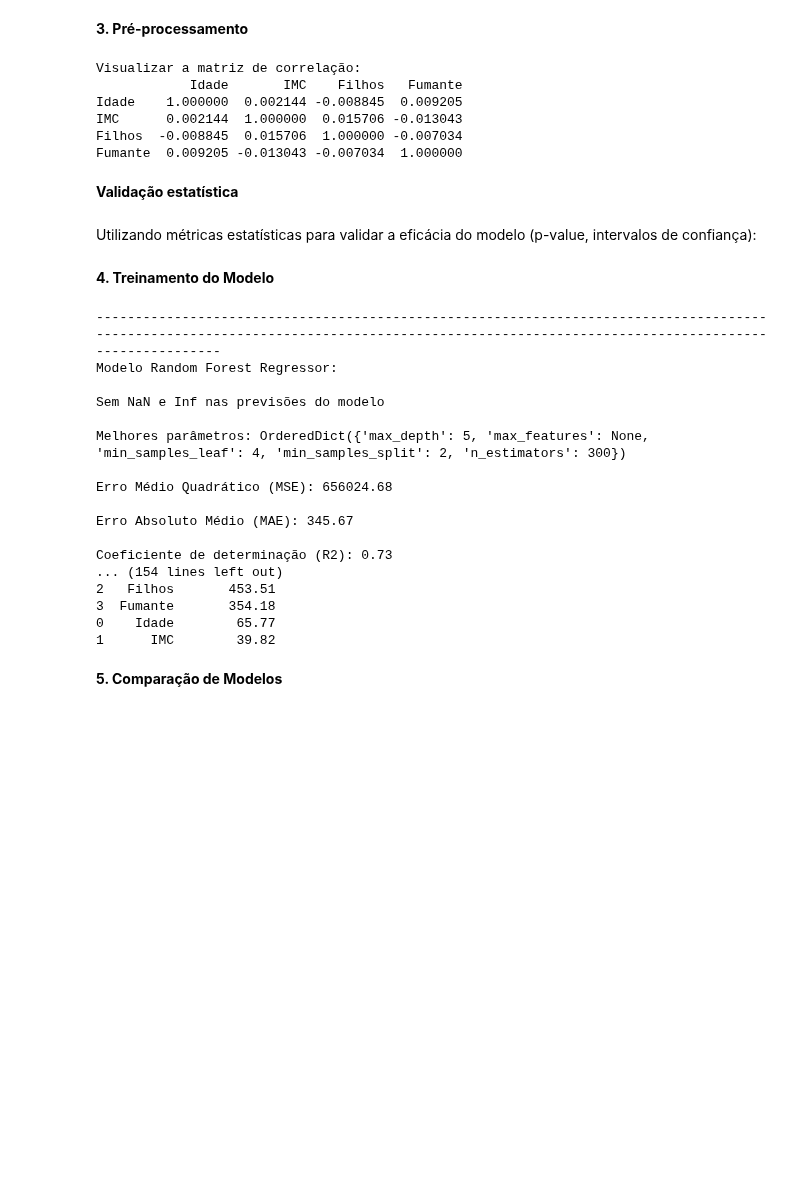
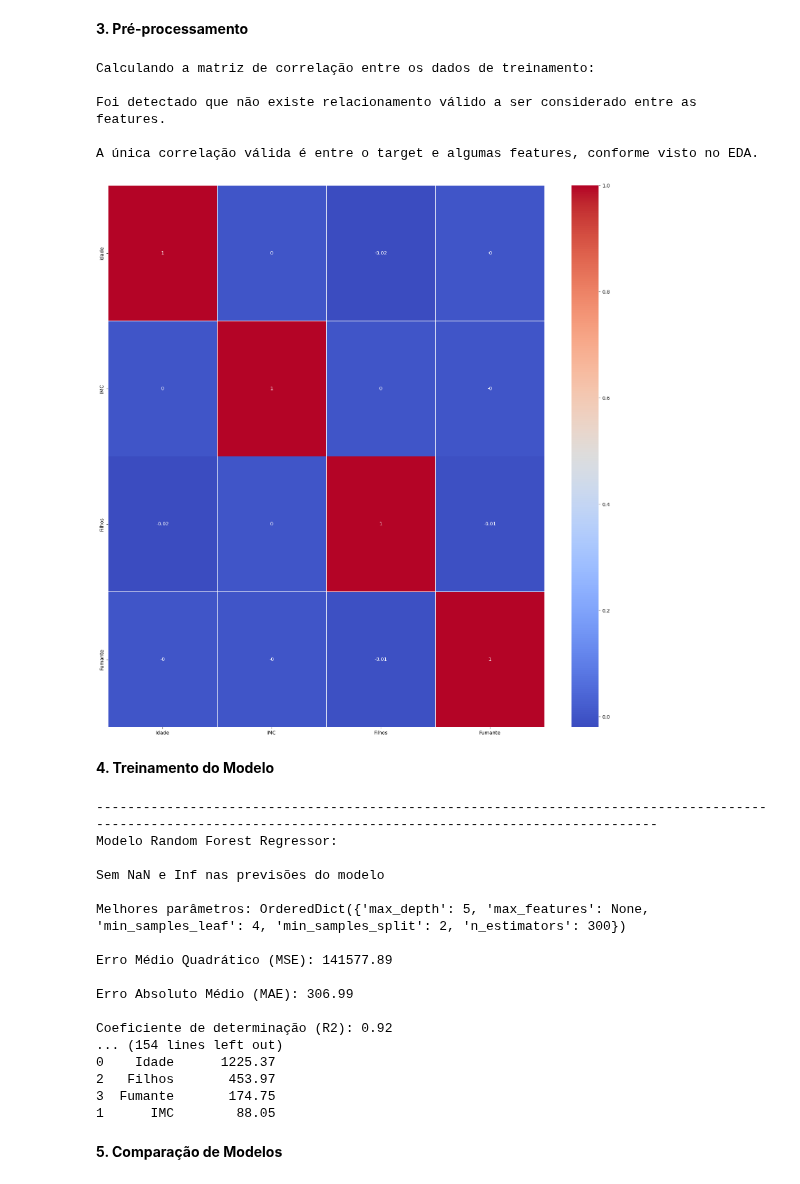
Before and after one commit to feliparus/Tech-Challenge, a Jupyter notebook: notebooks/Modelling.ipynb, the cells around one changed output. Drawn from its saved outputs; the diff is of its cells as text; code cells hidden in the pictures; blank space fills up the shorter version.

Commit message:
Organizando defs e otimizando modelo

```diff
--- a/notebooks/Modelling.ipynb
+++ b/notebooks/Modelling.ipynb
@@ -47,10 +47,11 @@ Novos recursos derivados dos dados existentes
 terminal_width = os.get_terminal_size().columns
 
 # Carregar os dados processados
-X_train = pd.read_csv('../planilhas/3_dados_processados_treino.csv', encoding='latin-1')
-X_test = pd.read_csv('../planilhas/4_dados_processados_teste.csv', encoding='latin-1')
-y_train = pd.read_csv('../planilhas/5_dados_processados_treino_target.csv', encoding='latin-1')
-y_test = pd.read_csv('../planilhas/6_dados_processados_teste_target.csv', encoding='latin-1')
+dados_originais = pd.read_csv('../planilhas/1_dados_sinteticos.csv', encoding='latin-1')
+X_train = pd.read_csv('../planilhas/2_dados_processados_treino.csv', encoding='latin-1')
+X_test = pd.read_csv('../planilhas/3_dados_processados_teste.csv', encoding='latin-1')
+y_train = pd.read_csv('../planilhas/4_dados_processados_treino_target.csv', encoding='latin-1')
+y_test = pd.read_csv('../planilhas/5_dados_processados_teste_target.csv', encoding='latin-1')
 
 # Converter y_train em um array unidimensional
 y_train = y_train.values.ravel()
@@ -105,19 +106,3 @@ X_train_scaled = scaler.fit_transform(X_train)
 
 # Aplicar a mesma transformação de padronização aos dados de teste
 X_test_scaled = scaler.transform(X_test)
-
-# Calcular a matriz de correlação dos dados de treinamento
-correlation_matrix = X_train.corr()
-print('Visualizar a matriz de correlação:')
-print(correlation_matrix)
-# %% [output]
-Visualizar a matriz de correlação:
-            Idade       IMC    Filhos   Fumante
-Idade    1.000000  0.002144 -0.008845  0.009205
-IMC      0.002144  1.000000  0.015706 -0.013043
-Filhos  -0.008845  0.015706  1.000000 -0.007034
-Fumante  0.009205 -0.013043 -0.007034  1.000000
-# %% [markdown]
-**Validação estatística**
-# %% [markdown]
-Utilizando métricas estatísticas para validar a eficácia do modelo (p-value, intervalos de confiança):
@@ -150,3 +109,21 @@ Utilizando métricas estatísticas para validar a eficácia do modelo (p-value,
+# %%
+numeric_columns = X_train.select_dtypes(include='number')
+
+print("\nCalculando a matriz de correlação entre os dados de treinamento:")
+correlation_matrix = numeric_columns.corr().round(2)
+
+fig, ax = plt.subplots(figsize=(20,20))
+sns.heatmap(data=correlation_matrix, annot=True, linewidths=.5, ax=ax, cmap="coolwarm")
+
+print("\nFoi detectado que não existe relacionamento válido a ser considerado entre as features.")
+print("\nA única correlação válida é entre o target e algumas features, conforme visto no EDA.")
+# %% [output]
+Calculando a matriz de correlação entre os dados de treinamento:
+
+Foi detectado que não existe relacionamento válido a ser considerado entre as features.
+
+A única correlação válida é entre o target e algumas features, conforme visto no EDA.
+[figure, added]
 # %% [markdown]
 **4. Treinamento do Modelo**
 # %%
@@ -216,26 +193,26 @@ for name, model in models.items():
     print(f"Modelo {name}:");
 
     try:
-        verificar_se_modelo_tem_dados_nan_inf(model, X_train, y_train)
+        verificar_se_modelo_tem_dados_nan_inf(model, X_train_scaled, y_train)
         print(f"\nSem NaN e Inf nas previsões do modelo")
     except ValueError as e:
         print(f"{name}: {e}")
 
     if name in param_spaces:
         bayes_search = BayesSearchCV(model, param_spaces[name], cv=5, scoring='neg_mean_squared_error', n_iter=numero_interacoes_bayes_search, random_state=42)
-        bayes_search.fit(X_train, y_train)
+        bayes_search.fit(X_train_scaled, y_train)
         model = bayes_search.best_estimator_
         print(f"\nMelhores parâmetros: {bayes_search.best_params_}")
 
-    model.fit(X_train, y_train)
-    y_pred = model.predict(X_test)
+    model.fit(X_train_scaled, y_train)
+    y_pred = model.predict(X_test_scaled)
     mse = mean_squared_error(y_test, y_pred)
     mae = mean_absolute_error(y_test, y_pred)
     r_quadrado = r2_score(y_test, y_pred)
 
     print(f'\nErro Médio Quadrático (MSE): {round(mse,2)}')
     # Calcular acurácia média usando validação cruzada
-    scores = cross_val_score(model, X_train, y_train, cv=5)
+    scores = cross_val_score(model, X_train_scaled, y_train, cv=5)
     print(f'\nErro Absoluto Médio (MAE): {round(mae.mean(),2)}')
     print(f'\nCoeficiente de determinação (R2): {round(r_quadrado.mean(),2)}')
     print(f'\nAcurácia média com validação cruzada: {round(scores.mean(),2)}')
@@ -262,23 +239,23 @@ for name, model in models.items():
     else:
         print("\nNão é possível calcular a importância das características")
 # %% [output]
---------------------------------------------------------------------------------------------------------------------------------------------------------------------------------------------
+--------------------------------------------------------------------------------------------------------------------------------------------------------------
 Modelo Random Forest Regressor:
 
 Sem NaN e Inf nas previsões do modelo
 
 Melhores parâmetros: OrderedDict({'max_depth': 5, 'max_features': None, 'min_samples_leaf': 4, 'min_samples_split': 2, 'n_estimators': 300})
 
-Erro Médio Quadrático (MSE): 656024.68
+Erro Médio Quadrático (MSE): 141577.89
 
-Erro Absoluto Médio (MAE): 345.67
+Erro Absoluto Médio (MAE): 306.99
 
-Coeficiente de determinação (R2): 0.73
+Coeficiente de determinação (R2): 0.92
 ... (154 lines left out)
-2   Filhos       453.51
-3  Fumante       354.18
-0    Idade        65.77
-1      IMC        39.82
+0    Idade      1225.37
+2   Filhos       453.97
+3  Fumante       174.75
+1      IMC        88.05
 # %% [markdown]
 **5. Comparação de Modelos**
 # %%
```
Also changed, not shown: parts of 24 cells of this notebook, 18 other files.
